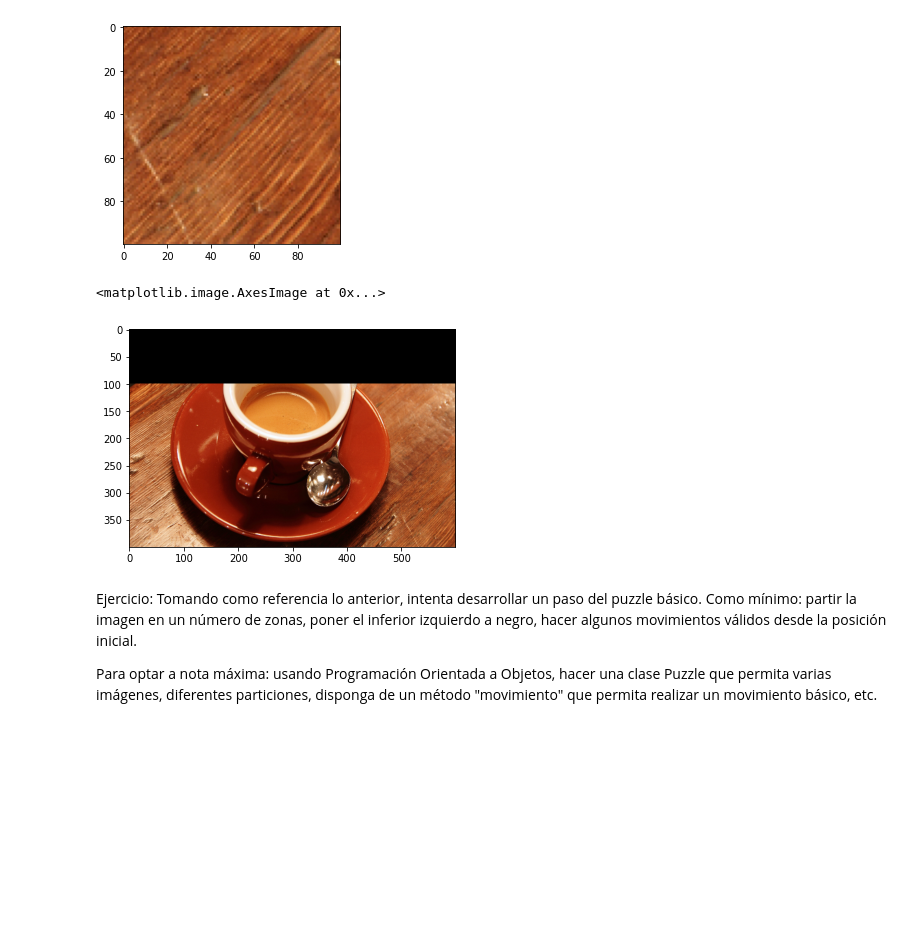
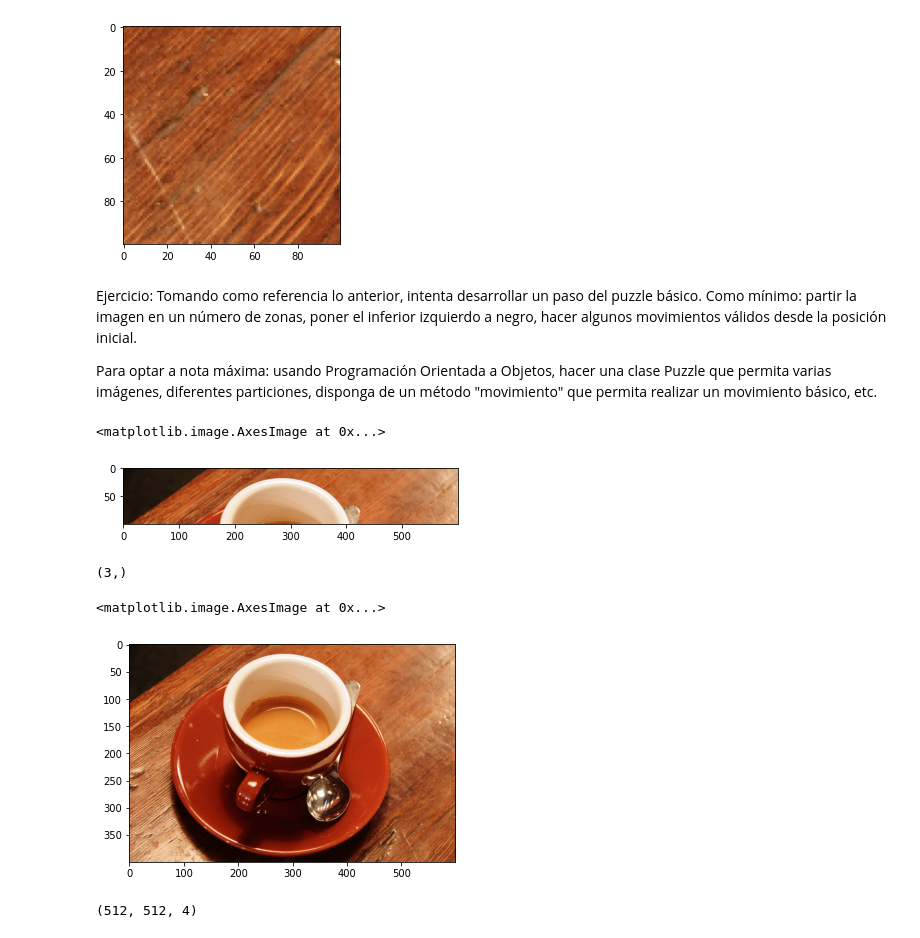
Before and after one commit to macapagithub/python_exercise, a Jupyter notebook: puzzleBasico.ipynb, the cells around one changed output. Drawn from its saved outputs; the diff is of its cells as text; code cells hidden in the pictures; blank space fills up the shorter version.

```diff
--- a/puzzleBasico.ipynb
+++ b/puzzleBasico.ipynb
@@ -19,12 +19,6 @@ plt.imshow(lista[3][5])
 # %% [output]
 <matplotlib.image.AxesImage at 0x...>
 [figure]
-# %%
-imagen[:100,:,:]=0
-plt.imshow(imagen)
-# %% [output]
-<matplotlib.image.AxesImage at 0x...>
-[figure, removed]
 # %% [markdown]
 Ejercicio: Tomando como referencia lo anterior, intenta desarrollar un paso del puzzle básico.
 Como mínimo: partir la imagen en un número de zonas, poner el inferior izquierdo a negro, hacer algunos movimientos válidos desde la posición inicial.
@@ -38,0 +27,9 @@ plt.imshow(cafe_reconstruction)
+# %%
+imagesplit = np.split(imagen,4)
+# %%
+imgs = [np.split(img, 4, axis = 1) for img in imagesplit]
+# %%
+plt.imshow(np.hstack((imgs[0][0], imgs[0][1],imgs[0][2], imgs[0][3])))
+# %% [output]
+<matplotlib.image.AxesImage at 0x...>
+[figure, added]
@@ -38,0 +46,6 @@ plt.imshow(cafe_reconstruction)
+# %%
+images[0][0].shape
+# imgs[3][3] = np.zeros(blackshape)
+# imgs[3][3]
+# %% [output]
+(3,)
@@ -38,0 +67,5 @@ plt.imshow(cafe_reconstruction)
+# %%
+join_image(imgs)
+# %% [output]
+<matplotlib.image.AxesImage at 0x...>
+[figure, added]
@@ -38,0 +126,5 @@ plt.imshow(cafe_reconstruction)
+# %%
+imag = skimage.io.imread("img.png")
+imag.shape
+# %% [output]
+(512, 512, 4)
```
Also changed, not shown: parts of 10 cells of this notebook, 1 other file.
